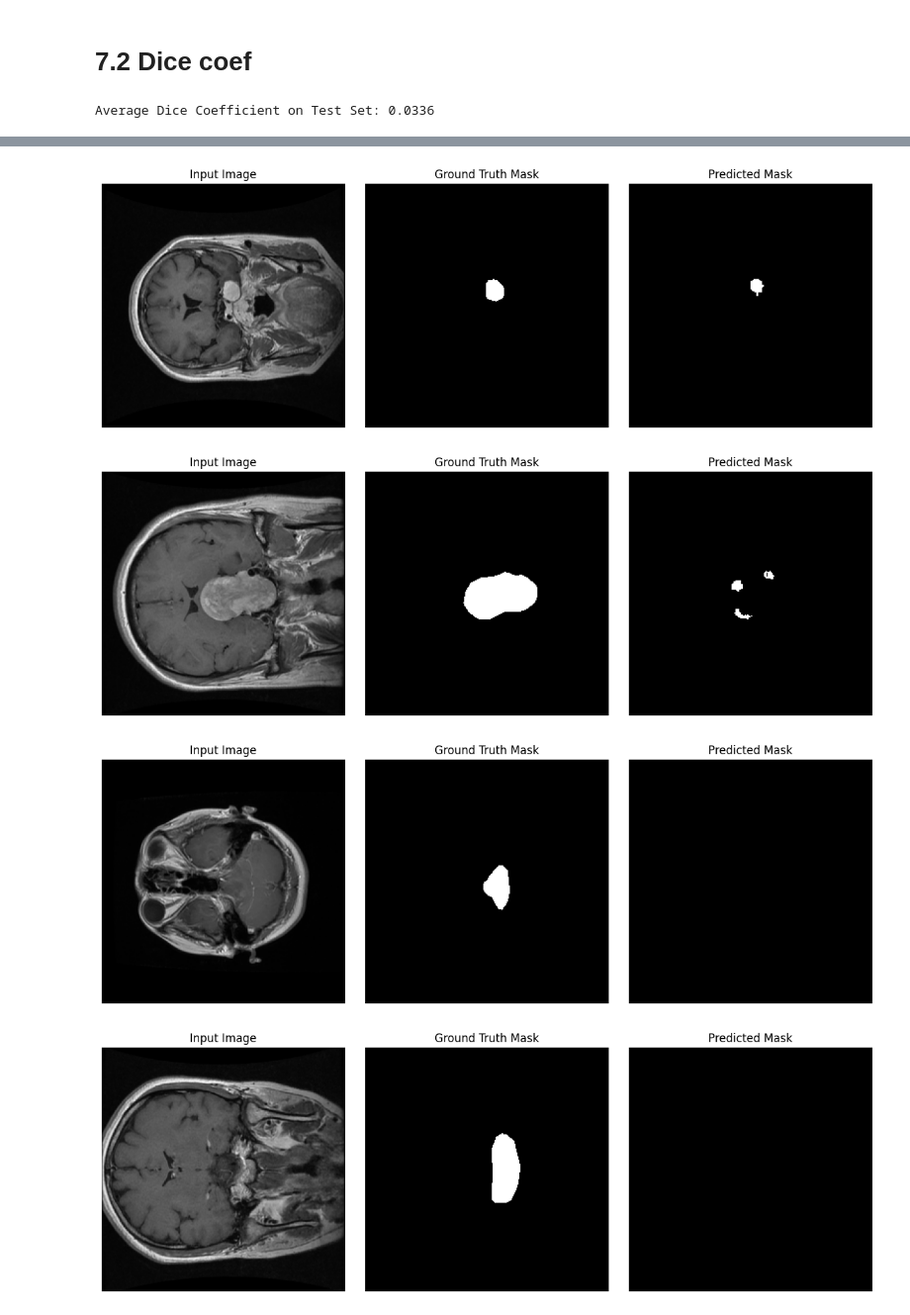
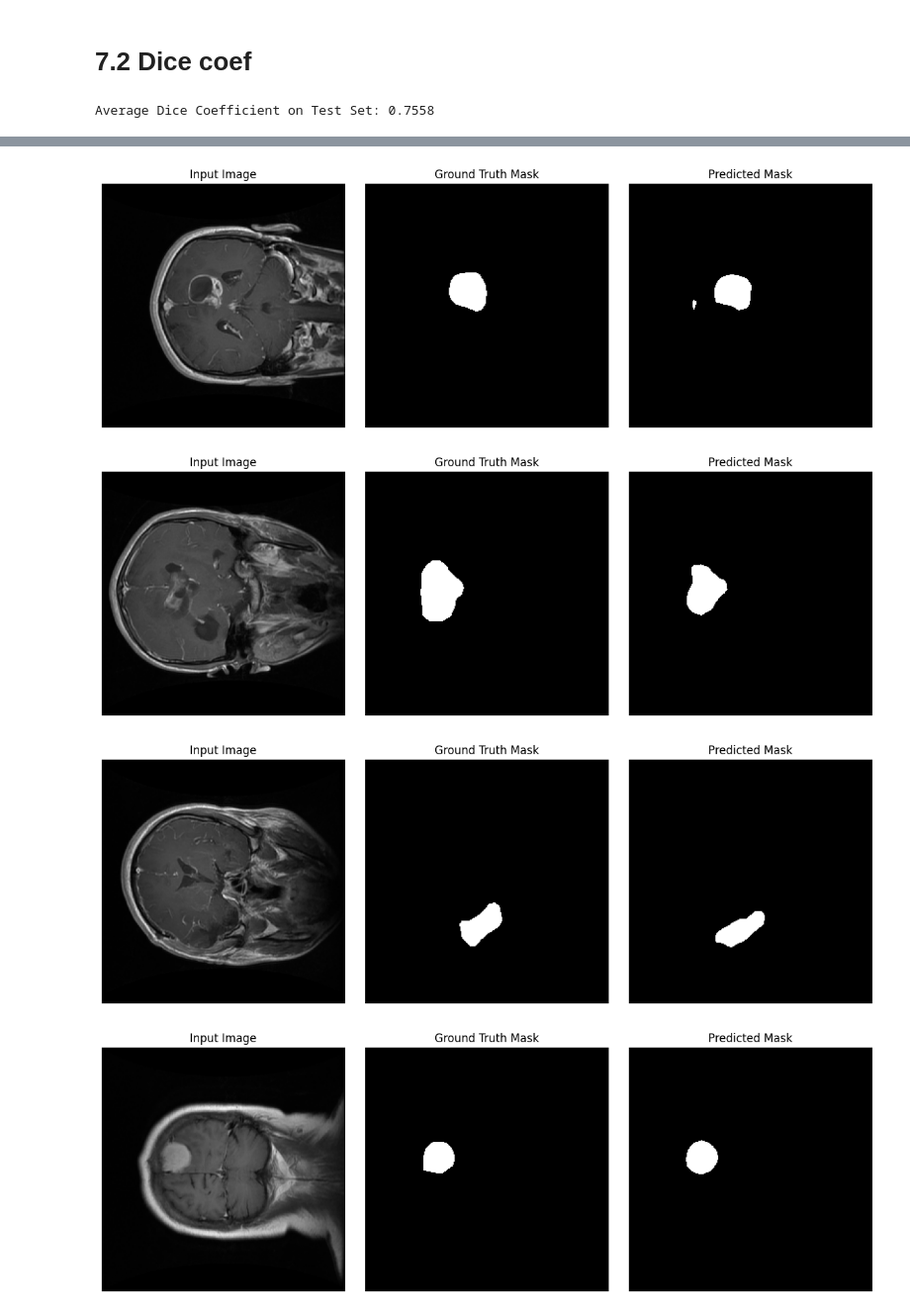
Before and after one commit to horia41/Using-Deep-Learning-for-Tumor-Type-Detection-and-Segmentation-of-Brain-Tumors-from-MRI-Images, a Jupyter notebook: project.ipynb, the cells around one changed output, grey strips where cells are left out. Shown at 99% size. Saved outputs shown, nothing was run; the diff lists cells and outputs as text; code cells hidden in the pictures.

Commit message:
pretrained fcn model, 0.7558 on test set segmentation

```diff
--- a/project.ipynb
+++ b/project.ipynb
@@ -342,8 +283,11 @@ class UNet(pl.LightningModule):
 # %% [markdown]
 # 6. Train
 # %%
+# import ssl
+# print(ssl.get_default_verify_paths())
+
 # Example usage (assuming your DataModule is already defined as 'data_module'):
-model = UNet(in_channels=1, out_channels=1)
+model = FCNResNet50Lightning(num_classes=1)
 trainer = pl.Trainer(max_epochs=10)
 trainer.fit(model, datamodule=data_module)
 # %% [output]
@@ -401,7 +341,7 @@ import matplotlib.pyplot as plt
 from tqdm import tqdm
 
 # Dice coefficient function (as defined earlier)
-def dice_coefficient(preds, targets, threshold=0.5, epsilon=1e-6):
+def dice_coefficient(preds, targets, threshold=0.65, epsilon=1e-6):
     preds_bin = (preds > threshold).float()
     intersection = (preds_bin * targets).sum(dim=(1,2,3))
     total = preds_bin.sum(dim=(1,2,3)) + targets.sum(dim=(1,2,3))
@@ -474,4 +414,4 @@ for idx in indices:
     plt.tight_layout()
     plt.show()
 # %% [output]
-Average Dice Coefficient on Test Set: 0.0336
+Average Dice Coefficient on Test Set: 0.7558
@@ -479,4 +419,4 @@ Average Dice Coefficient on Test Set: 0.0336
-[figure, old version]
+[figure, new version]
-[figure, old version]
+[figure, new version]
-[figure, old version]
+[figure, new version]
-[figure, old version]
+[figure, new version]
```
Also changed, not shown: parts of 7 cells of this notebook, 1 other file.
